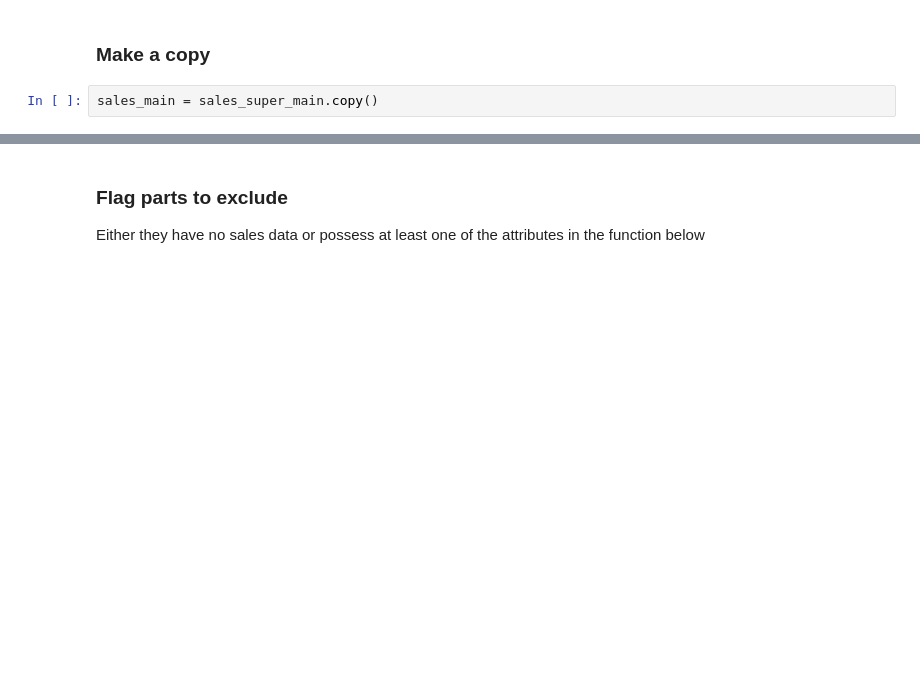
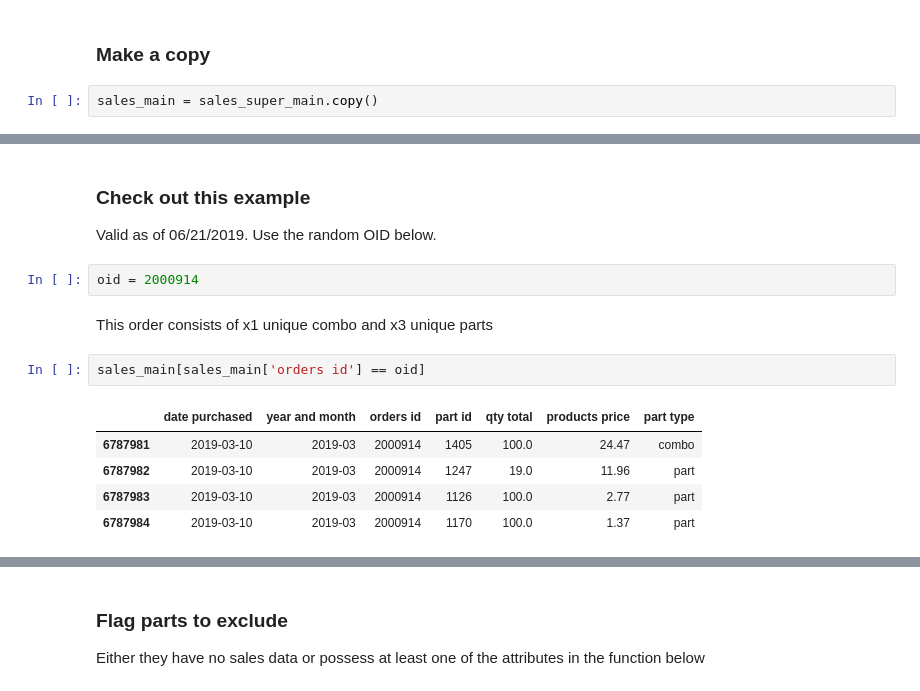
Before and after one commit to bztekola/Jupyter-Scripts, a Jupyter notebook: Fake Folder/Fab/Projects/War Chest/Python/War Chest II (WORKING).ipynb, the cells around one changed output, grey strips where cells are left out. Drawn from its saved outputs; the diff is of its cells as text; blank space fills up the shorter version.

```diff
--- a/Fake Folder/Fab/Projects/War Chest/Python/War Chest II (WORKING).ipynb
+++ b/Fake Folder/Fab/Projects/War Chest/Python/War Chest II (WORKING).ipynb
@@ -232,0 +237,15 @@ sales_main[sales_main['part id'].isin([128,143,144])].drop_duplicates('part id')
+# %% [markdown]
+### Check out this example
+Valid as of 06/21/2019. Use the random OID below.
+# %%
+oid = 2000914
+# %% [markdown]
+This order consists of x1 unique combo and x3 unique parts
+# %%
+sales_main[sales_main['orders id'] == oid]
+# %% [output]
+|  | date purchased | year and month | orders id | part id | qty total | products price | part type |
+| 6787981 | 2019-03-10 | 2019-03 | 2000914 | 1405 | 100.0 | 24.47 | combo |
+| 6787982 | 2019-03-10 | 2019-03 | 2000914 | 1247 | 19.0 | 11.96 | part |
+| 6787983 | 2019-03-10 | 2019-03 | 2000914 | 1126 | 100.0 | 2.77 | part |
+| 6787984 | 2019-03-10 | 2019-03 | 2000914 | 1170 | 100.0 | 1.37 | part |
```
Also changed, not shown: parts of 34 cells of this notebook, 15 other files.
